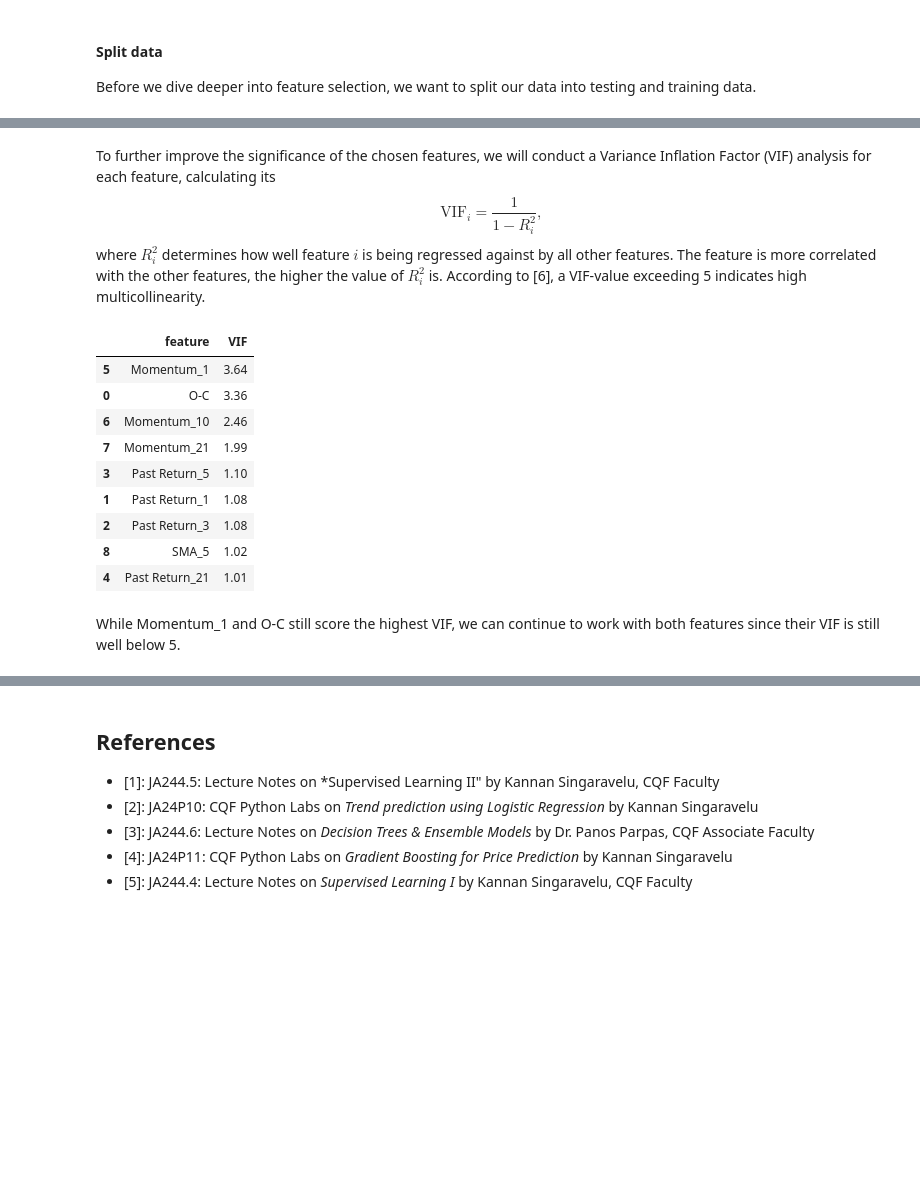
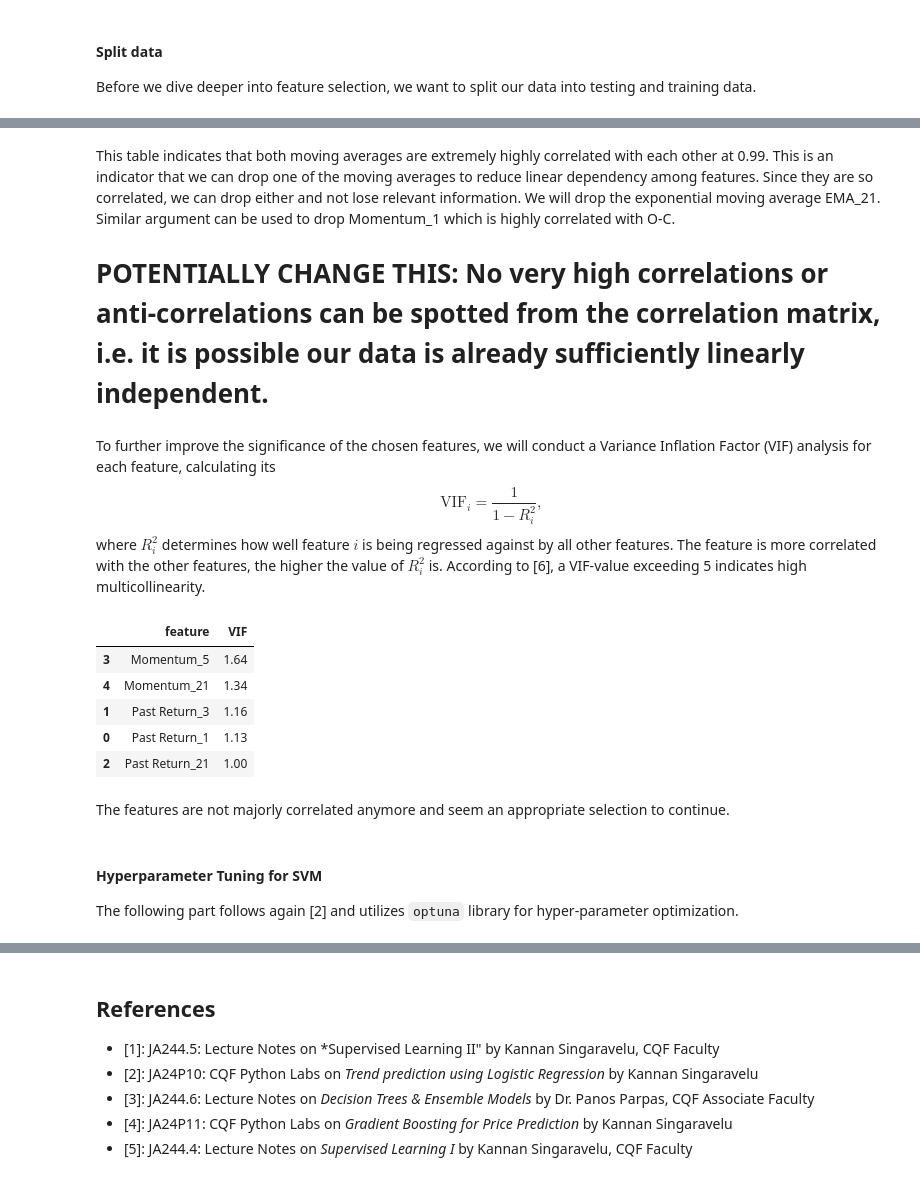
Before and after one commit to heidi123123/cqf, a Jupyter notebook: Exams/3/Exam 3.ipynb, the cells around one changed output, grey strips where cells are left out. Saved outputs shown, nothing was run; the diff lists cells and outputs as text; code cells hidden in the pictures; blank space fills up the shorter version.

Commit message:
First not version incl hyperparameter tuning using optuna. Need to re-work some stuff though

```diff
--- a/Exams/3/Exam 3.ipynb
+++ b/Exams/3/Exam 3.ipynb
@@ -416 +414,7 @@ This table indicates that both moving averages are extremely highly correlated w
+# %% [markdown]
+This table indicates that both moving averages are extremely highly correlated with each other at 0.99. This is an indicator that we can drop one of the moving averages to reduce linear dependency among features. Since they are so correlated, we can drop either and not lose relevant information. We will drop the exponential moving average EMA_21.
+Similar argument can be used to drop Momentum_1 which is highly correlated with O-C.
+
+
+# POTENTIALLY CHANGE THIS: No very high correlations or anti-correlations can be spotted from the correlation matrix, i.e. it is possible our data is already sufficiently linearly independent.
 # %%
@@ -419,25 +423,21 @@ X_test_corr = pd.DataFrame(X_test_rfecv, columns=selected_features_rfecv).drop(c
-# %% [markdown]
-To further improve the significance of the chosen features, we will conduct a Variance Inflation Factor (VIF) analysis for each feature, calculating its $$\text{VIF}_i =\frac{1}{1-R_i^2},$$ where $R_i^2$ determines how well feature $i$ is being regressed against by all other features. The feature is more correlated with the other features, the higher the value of $R_i^2$ is. According to [6], a VIF-value exceeding 5 indicates high multicollinearity.
+# %% [markdown]
+To further improve the significance of the chosen features, we will conduct a Variance Inflation Factor (VIF) analysis for each feature, calculating its $$\text{VIF}_i =\frac{1}{1-R_i^2},$$ where $R_i^2$ determines how well feature $i$ is being regressed against by all other features. The feature is more correlated with the other features, the higher the value of $R_i^2$ is. According to [6], a VIF-value exceeding 5 indicates high multicollinearity.
 # %%
 def variance_inflation_factor_analysis(X):
     vif_data = pd.DataFrame()
     vif_data["feature"] = X.columns
     vif_data["VIF"] = [variance_inflation_factor(X.values, i) for i in range(len(X.columns))]
     return vif_data
 
 
-vif_data = variance_inflation_factor_analysis(X_train_corr)
+vif_data = variance_inflation_factor_analysis(pd.DataFrame(X_train_rfecv, columns=selected_features_rfecv).drop(columns=["Momentum_1", "EMA_21"]))
 vif_data.round(2).sort_values(by="VIF", ascending=False)
 # %% [output]
 |  | feature | VIF |
-| 5 | Momentum_1 | 3.64 |
-| 0 | O-C | 3.36 |
-| 6 | Momentum_10 | 2.46 |
-| 7 | Momentum_21 | 1.99 |
-| 3 | Past Return_5 | 1.10 |
-| 1 | Past Return_1 | 1.08 |
-| 2 | Past Return_3 | 1.08 |
-| 8 | SMA_5 | 1.02 |
-| 4 | Past Return_21 | 1.01 |
+| 3 | Momentum_5 | 1.64 |
+| 4 | Momentum_21 | 1.34 |
+| 1 | Past Return_3 | 1.16 |
+| 0 | Past Return_1 | 1.13 |
+| 2 | Past Return_21 | 1.00 |
-# %% [markdown]
-While Momentum_1 and O-C still score the highest VIF, we can continue to work with both features since their VIF is still well below 5.
+# %% [markdown]
+The features are not majorly correlated anymore and seem an appropriate selection to continue.
@@ -443,0 +447,4 @@ While Momentum_1 and O-C still score the highest VIF, we can continue to work wi
+# %% [markdown]
+#### Hyperparameter Tuning for SVM
+
+The following part follows again [2] and utilizes `optuna` library for hyper-parameter optimization.
```
Also changed, not shown: parts of 32 cells of this notebook, 1 other file.
